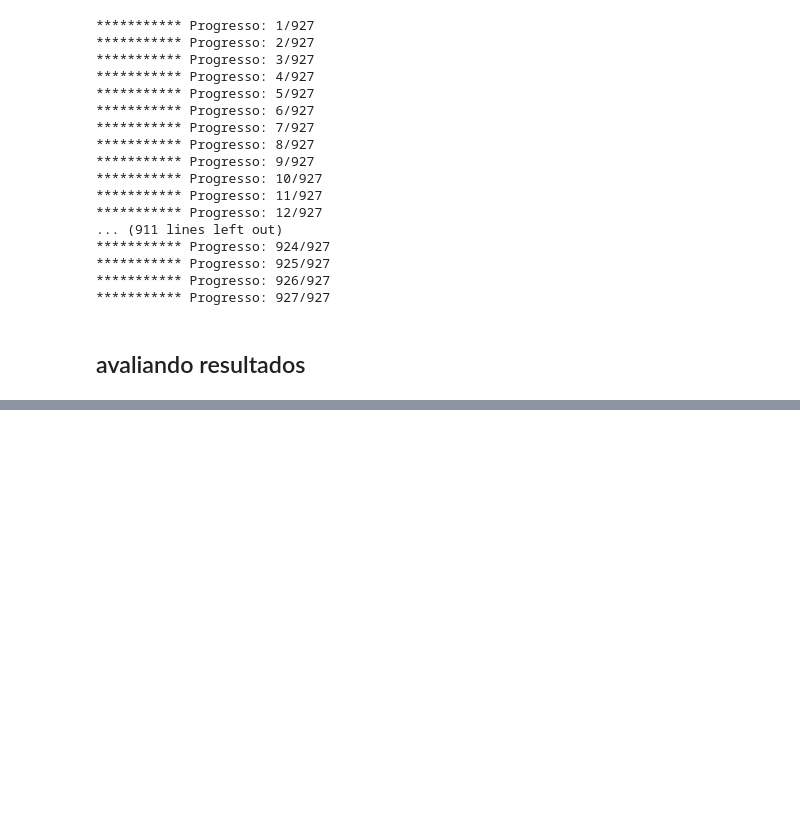
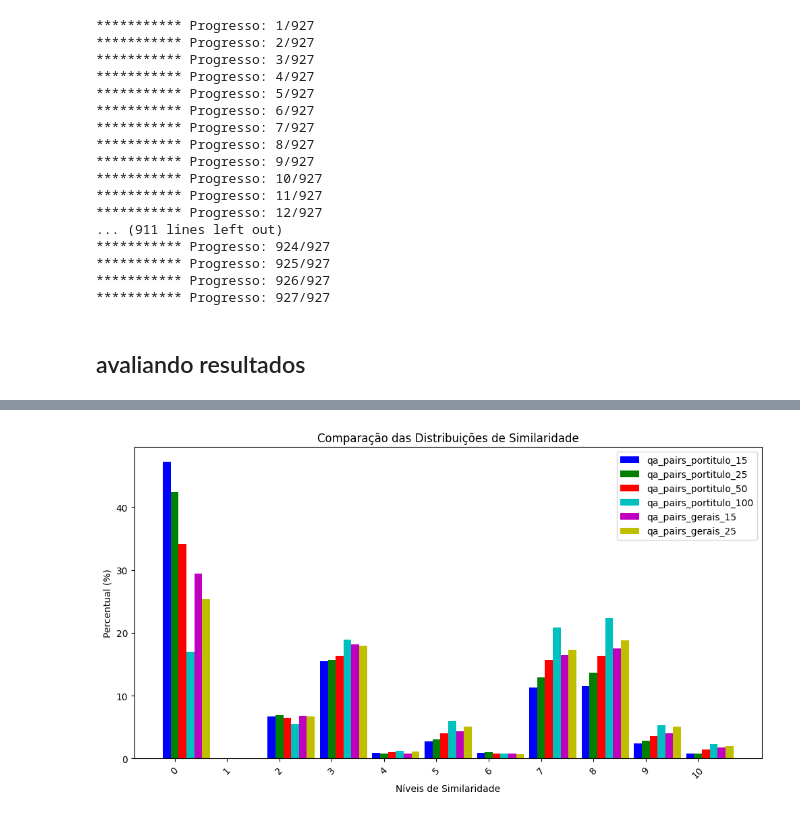
Before and after one commit to vxfontes/machineLearning, a Jupyter notebook: rag-tcc/rags-dados-vs-resultados.ipynb, the cells around one changed output, grey strips where cells are left out. Drawn from its saved outputs; the diff is of its cells as text; code cells hidden in the pictures; blank space fills up the shorter version.

```diff
--- a/rag-tcc/rags-dados-vs-resultados.ipynb
+++ b/rag-tcc/rags-dados-vs-resultados.ipynb
@@ -470,0 +561,39 @@ plt.show()
+# %%
+import matplotlib.pyplot as plt
+import numpy as np
+
+# Dados das distribuições de similaridade
+datasets = {
+    "qa_pairs_portitulo_15": [47.18, 0.06, 6.73, 15.52, 0.88, 2.74, 0.90, 11.26, 11.54, 2.44, 0.76],
+    "qa_pairs_portitulo_25": [42.39, 0.00, 6.93, 15.67, 0.80, 3.04, 0.96, 12.90, 13.68, 2.84, 0.80],
+    "qa_pairs_portitulo_50": [34.17, 0.04, 6.43, 16.33, 1.04, 4.01, 0.84, 15.73, 16.37, 3.57, 1.46],
+    "qa_pairs_portitulo_100": [16.95, 0.00, 5.55, 18.89, 1.24, 5.89, 0.78, 20.83, 22.38, 5.25, 2.24],
+    "qa_pairs_gerais_15": [29.47, 0.06, 6.81, 18.13, 0.76, 4.35, 0.76, 16.43, 17.47, 3.99, 1.76],
+    "qa_pairs_gerais_25": [25.32, 0.02, 6.73, 17.97, 1.06, 5.09, 0.72, 17.33, 18.81, 5.03, 1.92],
+}
+
+# Configuração dos gráficos
+fig, ax = plt.subplots(figsize=(12, 6))
+x = np.arange(len(datasets["qa_pairs_portitulo_15"]))  # Posições no eixo X
+width = 0.15  # Largura das barras
+
+# Cores para os datasets
+colors = ['b', 'g', 'r', 'c', 'm', 'y']
+
+# Criando barras para cada dataset
+for i, (label, values) in enumerate(datasets.items()):
+    ax.bar(x + i * width, values, width, label=label, color=colors[i])
+
+# Ajustes no gráfico
+ax.set_xlabel("Níveis de Similaridade")
+ax.set_ylabel("Percentual (%)")
+ax.set_title("Comparação das Distribuições de Similaridade")
+ax.set_xticks(x + width)
+ax.set_xticklabels(range(11))
+ax.legend()
+plt.xticks(rotation=45)
+
+# Exibir gráfico
+plt.show()
+# %% [output]
+[figure, added]
```
Also changed, not shown: parts of 14 cells of this notebook.
